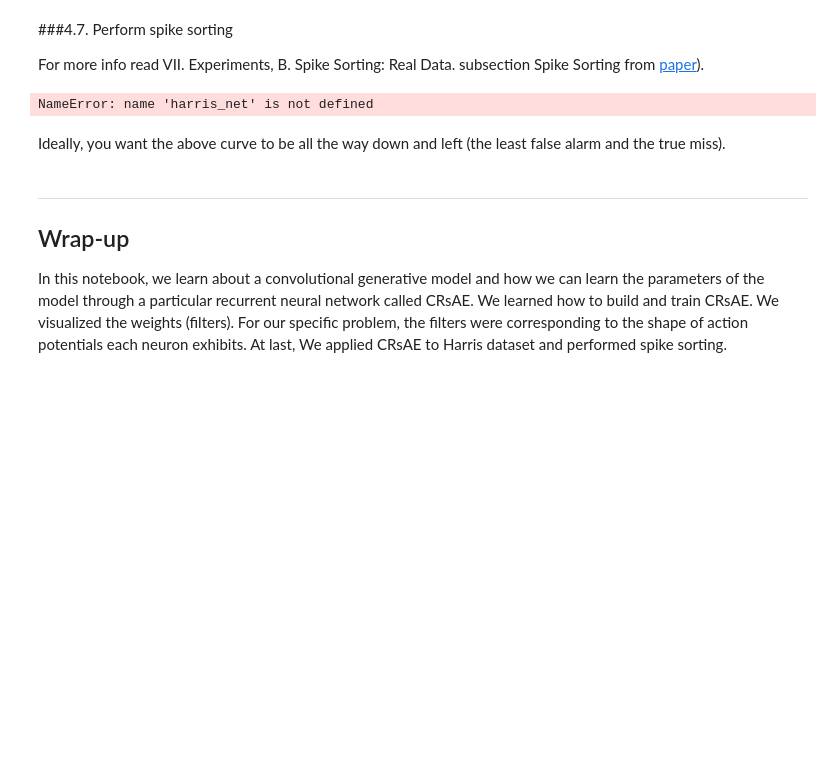
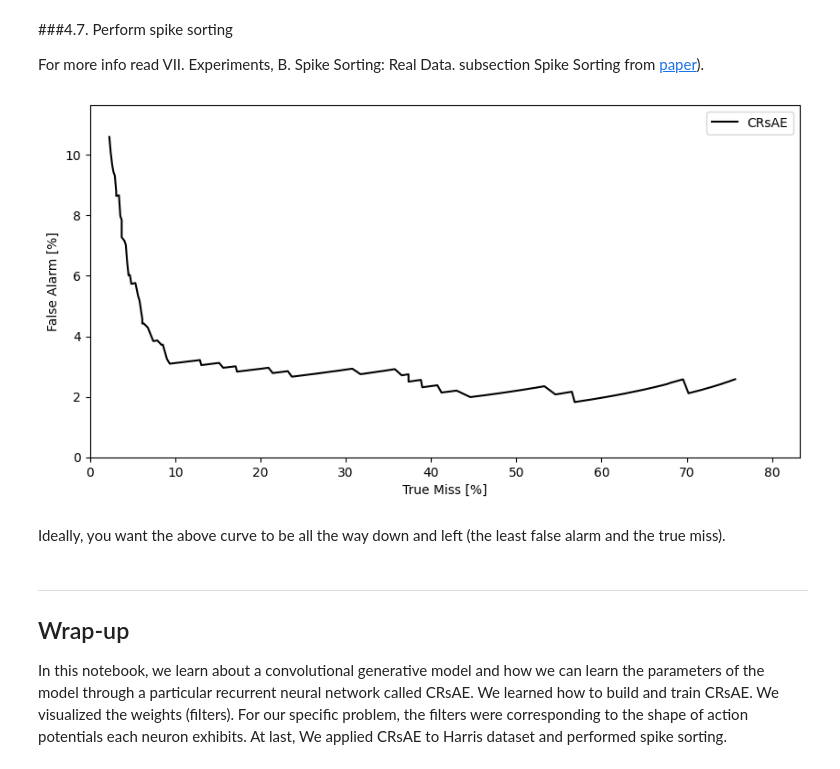
Before and after one commit to hadasbenisty/sparse-representation-neuro, a Jupyter notebook: crsae-spike-sorting.ipynb, the cells around one changed output. Drawn from its saved outputs; the diff is of its cells as text; code cells hidden in the pictures; blank space fills up the shorter version.

```diff
--- a/crsae-spike-sorting.ipynb
+++ b/crsae-spike-sorting.ipynb
@@ -164,7 +167,7 @@ def load_y_harris(device):
     return torch.load(data_dir/"y_harris.pt", map_location=device)
 
 def load_y_series_harris(device):
-    return torch.load(data_dir/"y_series_harris.pt").to(device)
+    return torch.load(data_dir/"y_series_harris.pt", map_location=device)
 
 # create distance measure for dictionary
 def compute_err_h(h, h_hat):
@@ -909,40 +939,40 @@ def miss_false_spikes(spikes, spikes_hat, event_range):
 hx_series = harris_net.separate(y_series)
 
 # load the spikes from intracellular recordings from neurons with index 0
-spikes = np.load("spikes.npy")
+spikes = np.load(data_dir/"spikes.npy")
 
 # get hx1 from hx_series
 hx1 = hx_series[0,0,:].clone().detach().cpu().numpy()
 
 # create a list of thresholds
 th_list = np.double(np.arange(0.1*np.max(hx1), 0.5*np.max(hx1), 0.001))
 
 missed_per_list = []
 false_per_list = []
 for th in th_list:
   ##########################
   ######## step 6.2 ########
   ##########################
   # find indices of peaks from hx1, using height=th
   spikes_hat = find_peaks(hx1, height=th)[0]
 
   ##########################
   ######## step 6.3 ########
   ##########################
   # compute missed true and false alaram using the function miss_false_spikes
   # use the following event_rage in the function
   event_range = 5
   missed_spikes, missed_per, false_spikes, false_per = miss_false_spikes(
       spikes, spikes_hat, event_range
   )
 
   missed_per_list.append(missed_per)
   false_per_list.append(false_per)
 
 # plot true miss - false alarm
 vis_miss_false(missed_per_list, false_per_list)
 # %% [output]
-NameError: name 'harris_net' is not defined
+[figure, added]
 # %% [markdown]
 Ideally, you want the above curve to be all the way down and left (the least false alarm and the true miss).
 # %% [markdown]
```
Also changed, not shown: parts of 9 cells of this notebook, 1 other file.
